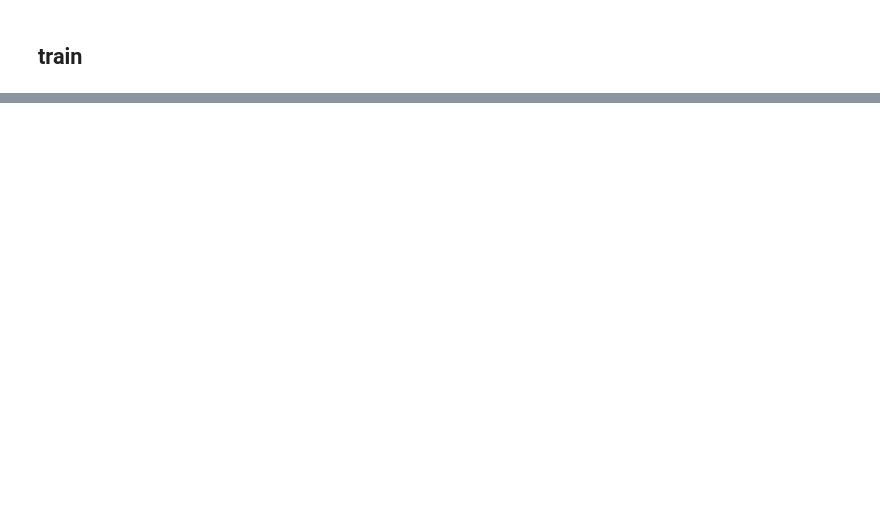
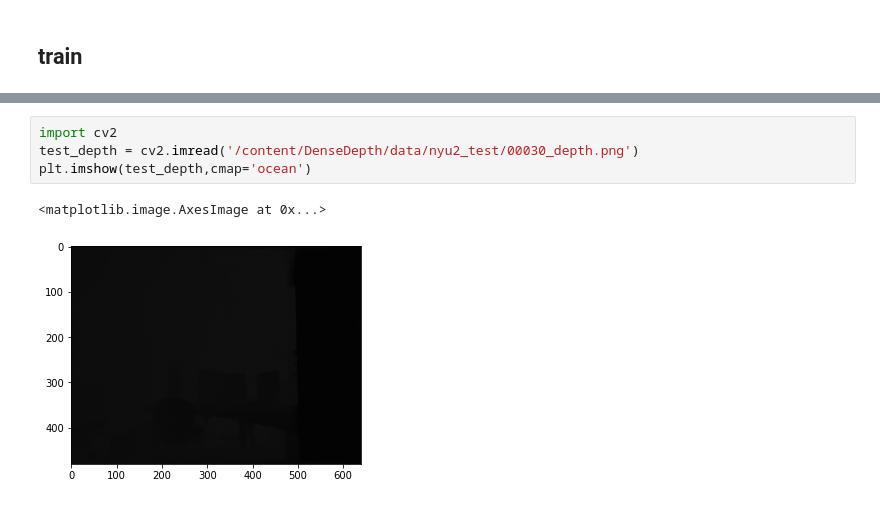
Before and after one commit to jideilori/DepthNet, a Jupyter notebook: TF_DepthNet_nyuv2_dataset.ipynb, the cells around one changed output, grey strips where cells are left out. Drawn from its saved outputs; the diff is of its cells as text; blank space fills up the shorter version.

```diff
--- a/TF_DepthNet_nyuv2_dataset.ipynb
+++ b/TF_DepthNet_nyuv2_dataset.ipynb
@@ -541,0 +639,7 @@ KeyboardInterrupt: ignored
+# %%
+import cv2
+test_depth = cv2.imread('/content/DenseDepth/data/nyu2_test/00030_depth.png')
+plt.imshow(test_depth,cmap='ocean')
+# %% [output]
+<matplotlib.image.AxesImage at 0x...>
+[figure, added]
```
Also changed, not shown: parts of 14 cells of this notebook.
